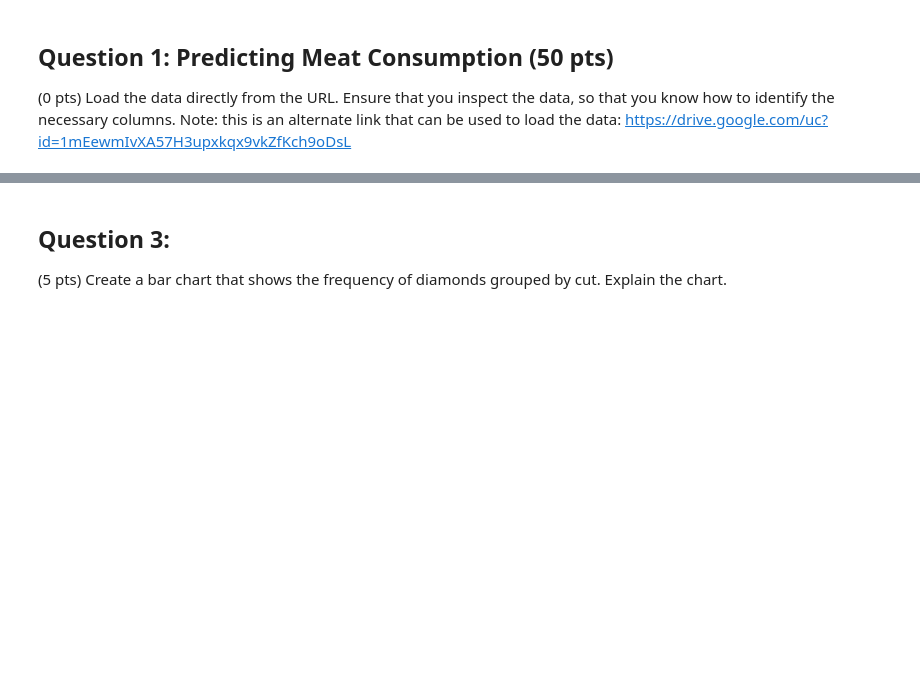
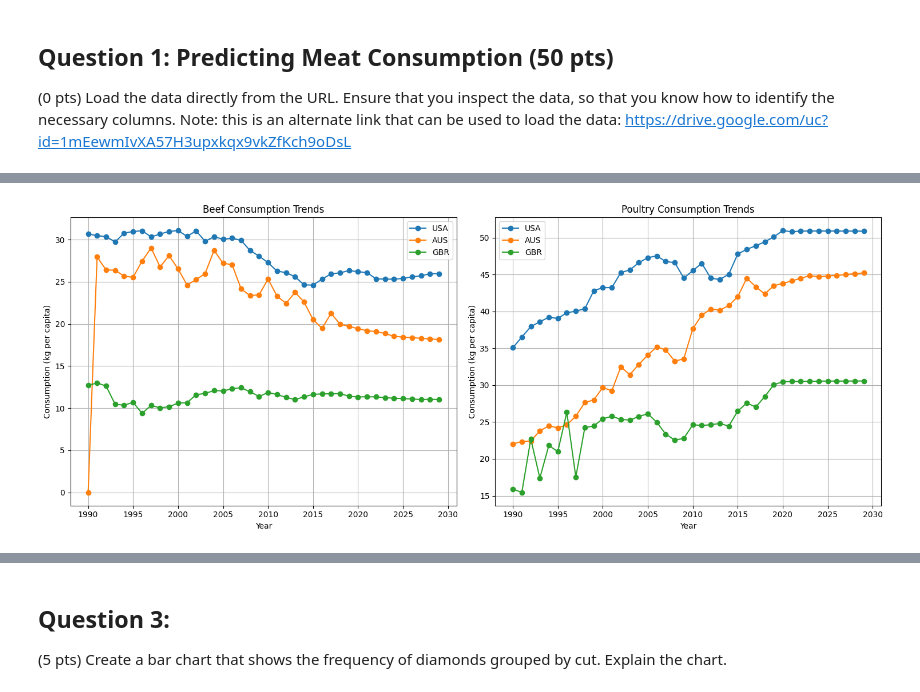
Before and after one commit to DavidYu75/ds3000-assignments, a Jupyter notebook: DS3000.A7.David.Yu.ipynb, the cells around one changed output, grey strips where cells are left out. Saved outputs shown, nothing was run; the diff lists cells and outputs as text; code cells hidden in the pictures; blank space fills up the shorter version.

```diff
--- a/DS3000.A7.David.Yu.ipynb
+++ b/DS3000.A7.David.Yu.ipynb
@@ -60,0 +36,45 @@ Both price and carat are right-skewed. As we can see, the mean is higher than th
+# %%
+selected_countries = ['USA', 'AUS', 'GBR']
+selected_meats = ['BEEF', 'POULTRY']
+filtered_df = df[
+    (df['LOCATION'].isin(selected_countries)) &
+    (df['SUBJECT'].isin(selected_meats)) &
+    (df['MEASURE'] == 'KG_CAP')
+]
+
+plt.figure(figsize=(15, 6))
+
+# Beef Plot
+plt.subplot(1, 2, 1)
+for country in selected_countries:
+    beef_data = filtered_df[
+        (filtered_df['LOCATION'] == country) &
+        (filtered_df['SUBJECT'] == 'BEEF')
+    ]
+    plt.plot(beef_data['TIME'], beef_data['Value'], marker='o', label=country)
+
+plt.title('Beef Consumption Trends')
+plt.xlabel('Year')
+plt.ylabel('Consumption (kg per capita)')
+plt.legend()
+plt.grid(True)
+
+# Poultry Plot
+plt.subplot(1, 2, 2)
+for country in selected_countries:
+    poultry_data = filtered_df[
+        (filtered_df['LOCATION'] == country) &
+        (filtered_df['SUBJECT'] == 'POULTRY')
+    ]
+    plt.plot(poultry_data['TIME'], poultry_data['Value'], marker='o', label=country)
+
+plt.title('Poultry Consumption Trends')
+plt.xlabel('Year')
+plt.ylabel('Consumption (kg per capita)')
+plt.legend()
+plt.grid(True)
+
+plt.tight_layout()
+plt.show()
+# %% [output]
+[figure, added]
```
Also changed, not shown: parts of 6 cells of this notebook.
